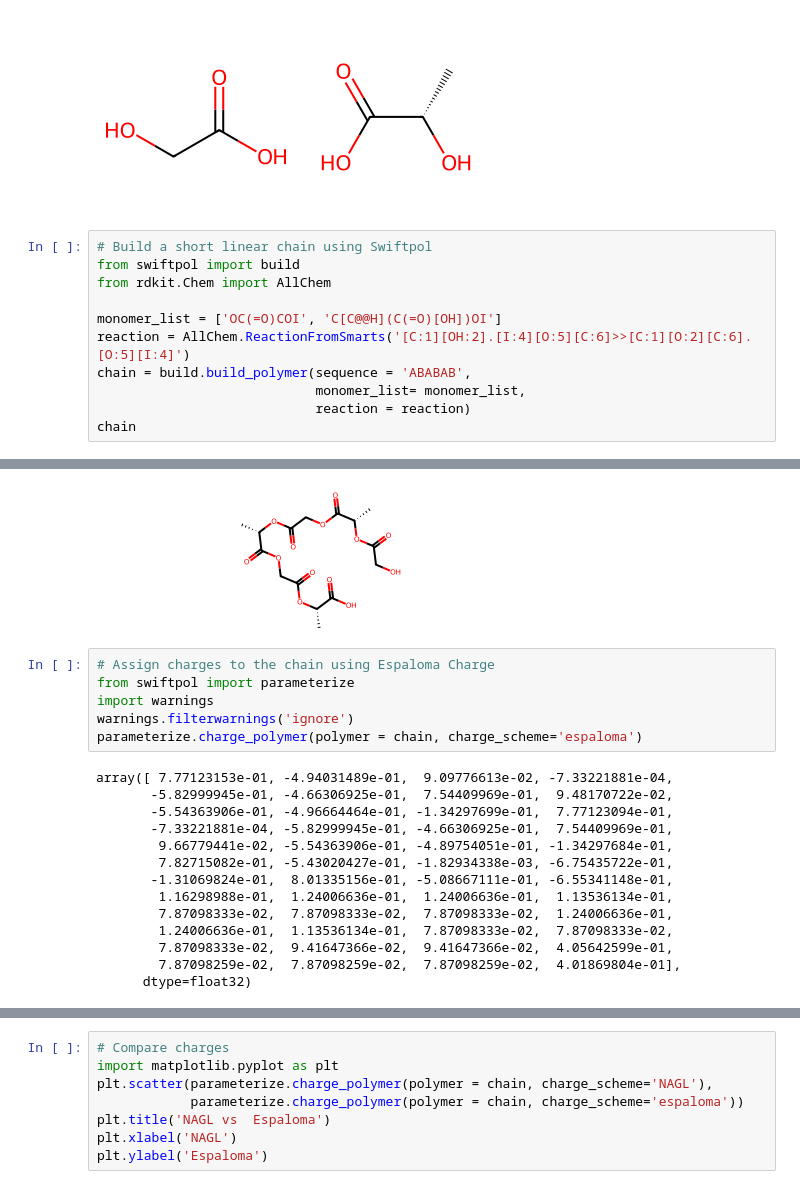
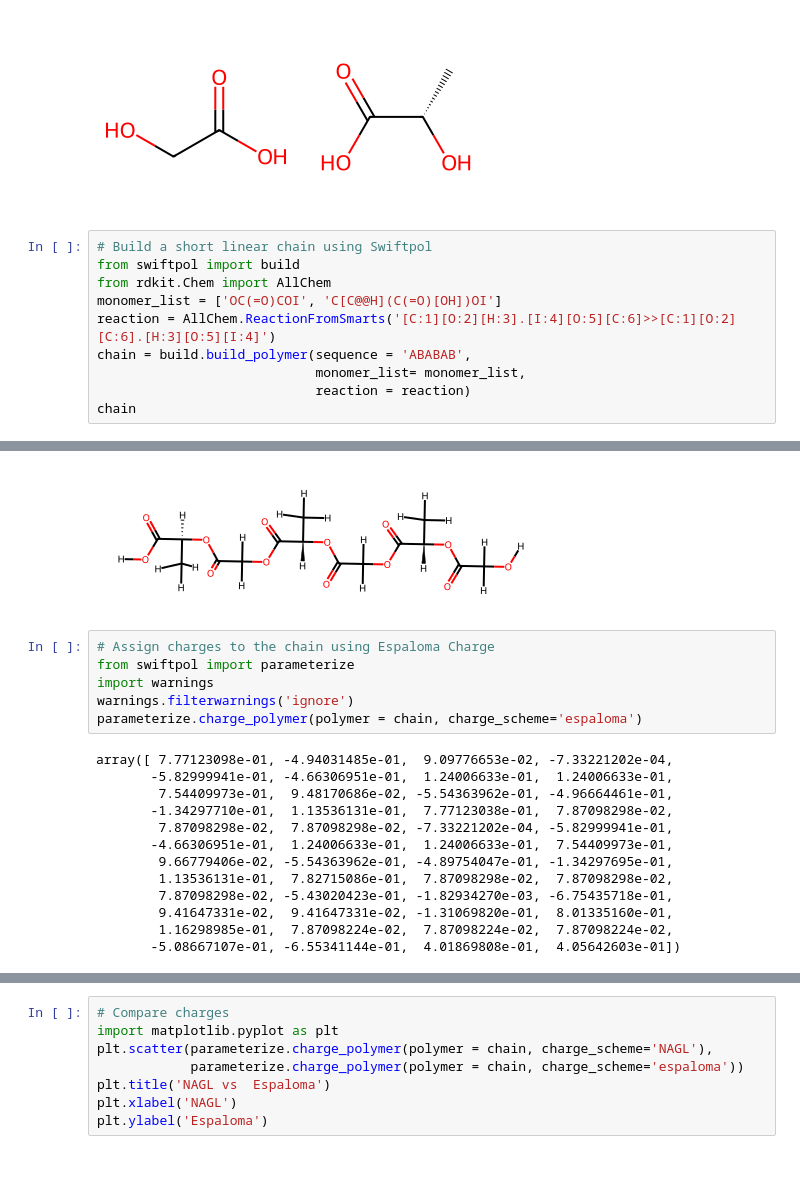
Before and after one commit to matta-research-group/SwiftPol, a Jupyter notebook: Example_Notebooks/PLGA_demo.ipynb, the cells around one changed output, grey strips where cells are left out. Drawn from its saved outputs; the diff is of its cells as text.

Commit message:
Updating Example_Notebooks with new reaction smarts

```diff
--- a/Example_Notebooks/PLGA_demo.ipynb
+++ b/Example_Notebooks/PLGA_demo.ipynb
@@ -23,9 +29,8 @@ Chem.Draw.MolsToGridImage([glycolic,lactate])
 # Build a short linear chain using Swiftpol
 from swiftpol import build
 from rdkit.Chem import AllChem
-
 monomer_list = ['OC(=O)COI', 'C[C@@H](C(=O)[OH])OI']
-reaction = AllChem.ReactionFromSmarts('[C:1][OH:2].[I:4][O:5][C:6]>>[C:1][O:2][C:6].[O:5][I:4]')
+reaction = AllChem.ReactionFromSmarts('[C:1][O:2][H:3].[I:4][O:5][C:6]>>[C:1][O:2][C:6].[H:3][O:5][I:4]')
 chain = build.build_polymer(sequence = 'ABABAB',
                             monomer_list= monomer_list,
                             reaction = reaction)
@@ -35,4 +39,4 @@ chain
-[figure, old version]
+[figure, new version]
 # %%
 # Assign charges to the chain using Espaloma Charge
 from swiftpol import parameterize
@@ -40,19 +44,18 @@ import warnings
 warnings.filterwarnings('ignore')
 parameterize.charge_polymer(polymer = chain, charge_scheme='espaloma')
 # %% [output]
-array([ 7.77123153e-01, -4.94031489e-01,  9.09776613e-02, -7.33221881e-04,
-       -5.82999945e-01, -4.66306925e-01,  7.54409969e-01,  9.48170722e-02,
-       -5.54363906e-01, -4.96664464e-01, -1.34297699e-01,  7.77123094e-01,
-       -7.33221881e-04, -5.82999945e-01, -4.66306925e-01,  7.54409969e-01,
-        9.66779441e-02, -5.54363906e-01, -4.89754051e-01, -1.34297684e-01,
-        7.82715082e-01, -5.43020427e-01, -1.82934338e-03, -6.75435722e-01,
-       -1.31069824e-01,  8.01335156e-01, -5.08667111e-01, -6.55341148e-01,
-        1.16298988e-01,  1.24006636e-01,  1.24006636e-01,  1.13536134e-01,
-        7.87098333e-02,  7.87098333e-02,  7.87098333e-02,  1.24006636e-01,
-        1.24006636e-01,  1.13536134e-01,  7.87098333e-02,  7.87098333e-02,
-        7.87098333e-02,  9.41647366e-02,  9.41647366e-02,  4.05642599e-01,
-        7.87098259e-02,  7.87098259e-02,  7.87098259e-02,  4.01869804e-01],
-      dtype=float32)
+array([ 7.77123098e-01, -4.94031485e-01,  9.09776653e-02, -7.33221202e-04,
+       -5.82999941e-01, -4.66306951e-01,  1.24006633e-01,  1.24006633e-01,
+        7.54409973e-01,  9.48170686e-02, -5.54363962e-01, -4.96664461e-01,
+       -1.34297710e-01,  1.13536131e-01,  7.77123038e-01,  7.87098298e-02,
+        7.87098298e-02,  7.87098298e-02, -7.33221202e-04, -5.82999941e-01,
+       -4.66306951e-01,  1.24006633e-01,  1.24006633e-01,  7.54409973e-01,
+        9.66779406e-02, -5.54363962e-01, -4.89754047e-01, -1.34297695e-01,
+        1.13536131e-01,  7.82715086e-01,  7.87098298e-02,  7.87098298e-02,
+        7.87098298e-02, -5.43020423e-01, -1.82934270e-03, -6.75435718e-01,
+        9.41647331e-02,  9.41647331e-02, -1.31069820e-01,  8.01335160e-01,
+        1.16298985e-01,  7.87098224e-02,  7.87098224e-02,  7.87098224e-02,
+       -5.08667107e-01, -6.55341144e-01,  4.01869808e-01,  4.05642603e-01])
 # %%
 # Assign charges to the chain using NAGL
 from swiftpol import parameterize
```
Also changed, not shown: parts of 11 cells of this notebook, 2 other files.
